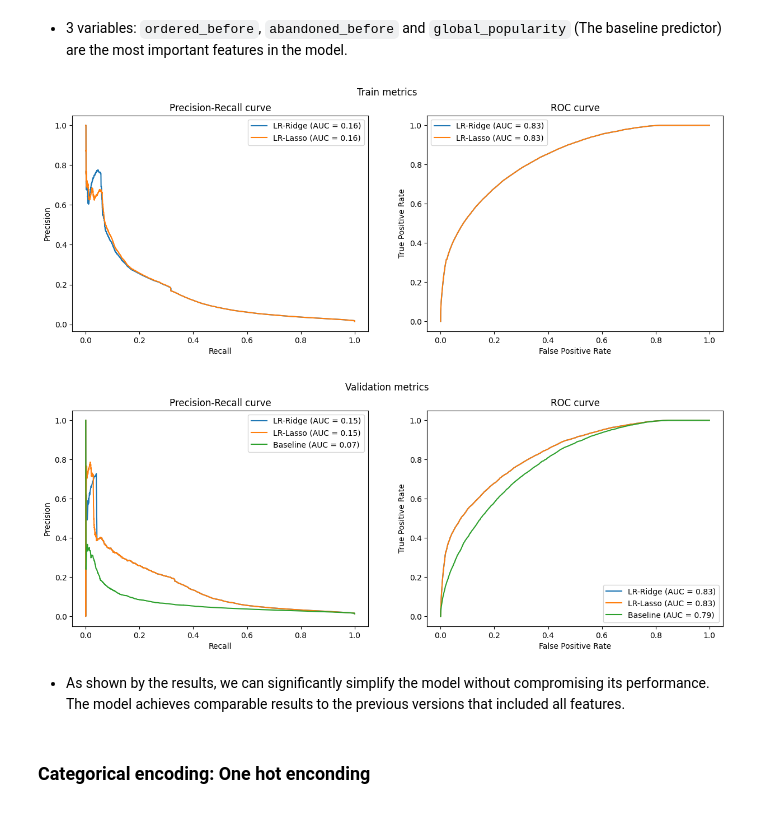
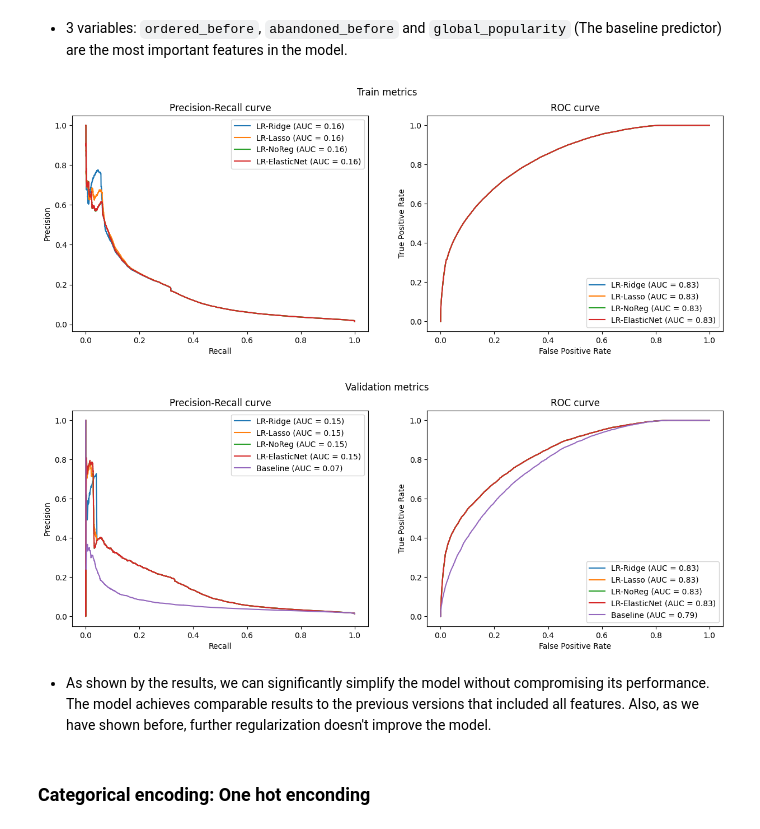
Before and after one commit to Alejandro-Andreo/zrive-ds, a Jupyter notebook: src/module_3/groceries_model.ipynb, the cells around one changed output. Saved outputs shown, nothing was run; the diff lists cells and outputs as text; code cells hidden in the pictures.

```diff
--- a/src/module_3/groceries_model.ipynb
+++ b/src/module_3/groceries_model.ipynb
@@ -149,7 +147,10 @@ Test since: 2021-02-22
 Test until: 2021-03-03
 # %%
 train_df = df_selected[df_selected.order_date <= train_val_cutoff]
-val_df = df_selected[(df_selected.order_date > train_val_cutoff) & (df_selected.order_date <= val_test_cutoff)]
+val_df = df_selected[
+    (df_selected.order_date > train_val_cutoff)
+    & (df_selected.order_date <= val_test_cutoff)
+]
 test_df = df_selected[df_selected.order_date > val_test_cutoff]
 # %%
 display(train_df.outcome.value_counts(normalize=True))
@@ -206,8 +211,12 @@ plot_metrics("Popularity baseline", y_pred=val_df["global_popularity"], y_test=v
 # %% [markdown]
 We will be following a increasing complexity approach, so we will start with a simple model and then we will try to improve it and compare the results with the others models.
 # %%
-def feature_label_split(df: pd.DataFrame, target: str) -> Tuple[pd.DataFrame, pd.Series]:
+def feature_label_split(
+    df: pd.DataFrame, target: str
+) -> Tuple[pd.DataFrame, pd.Series]:
     return df.drop(columns=[target]), df[target]
+
+
 X_train, y_train = feature_label_split(train_df, target)
 X_val, y_val = feature_label_split(val_df, target)
 X_test, y_test = feature_label_split(test_df, target)
@@ -222,14 +231,13 @@ fig1.suptitle("Train metrics")
 fig2, ax2 = plt.subplots(1, 2, figsize=(15, 5))
 fig2.suptitle("Validation metrics")
 lr = Pipeline(
-    steps=[
-        ("scaler", StandardScaler()),
-        ("classifier", LogisticRegression())
-    ]
+    steps=[("scaler", StandardScaler()), ("classifier", LogisticRegression())]
 )
 lr.fit(X_train[train_cols], y_train)
 train_proba = lr.predict_proba(X_train[train_cols])[:, 1]
-plot_metrics("Logistic Regression", y_pred=train_proba, y_test=y_train, figure=(fig1, ax1))
+plot_metrics(
+    "Logistic Regression", y_pred=train_proba, y_test=y_train, figure=(fig1, ax1)
+)
 val_proba = lr.predict_proba(X_val[train_cols])[:, 1]
 plot_metrics("Logistic Regression", val_proba, y_val, figure=(fig2, ax2))
 # %% [output]
@@ -340,42 +386,61 @@ important_cols = ["ordered_before", "abandoned_before", "global_popularity"]
 # %%
 fig1, ax1 = plt.subplots(1, 2, figsize=(15, 5))
 fig1.suptitle("Train metrics")
 
 fig2, ax2 = plt.subplots(1, 2, figsize=(15, 5))
 fig2.suptitle("Validation metrics")
 
 
 lrs = [
     Pipeline(
         steps=[
             ("scaler", StandardScaler()),
-            ("classifier", LogisticRegression(penalty="l2", C=1e-6))
+            ("classifier", LogisticRegression(penalty="l2", C=1e-6)),
         ]
     ),
     Pipeline(
         steps=[
             ("scaler", StandardScaler()),
-            ("classifier", LogisticRegression(penalty="l1", C=1e-4, solver="saga"))
+            ("classifier", LogisticRegression(penalty="l1", C=1e-4, solver="saga")),
         ]
-    )
+    ),
+    Pipeline(
+        steps=[
+            ("scaler", StandardScaler()),
+            ("classifier", LogisticRegression(penalty=None)),
+        ]
+    ),
+    Pipeline(
+        steps=[
+            ("scaler", StandardScaler()),
+            (
+                "classifier",
+                LogisticRegression(penalty="elasticnet", solver="saga", l1_ratio=0.5),
+            ),
+        ]
+    ),
 ]
-names = ["LR-Ridge", "LR-Lasso"]
-for name, lr in zip(names,lrs):
+names = ["LR-Ridge", "LR-Lasso", "LR-NoReg", "LR-ElasticNet"]
+for name, lr in zip(names, lrs):
     lr.fit(X_train[important_cols], y_train)
     train_proba = lr.predict_proba(X_train[important_cols])[:, 1]
     plot_metrics(f"{name}", y_pred=train_proba, y_test=y_train, figure=(fig1, ax1))
 
     val_proba = lr.predict_proba(X_val[important_cols])[:, 1]
     plot_metrics(f"{name}", val_proba, y_val, figure=(fig2, ax2))
 
 
-
-plot_metrics(f"Baseline", y_pred=val_df["global_popularity"], y_test=val_df[target], figure=(fig2, ax2))
+plot_metrics(
+    f"Baseline",
+    y_pred=val_df["global_popularity"],
+    y_test=val_df[target],
+    figure=(fig2, ax2),
+)
 # %% [output]
-[figure, old version]
+[figure, new version]
-[figure, old version]
+[figure, new version]
 # %% [markdown]
-- As shown by the results, we can significantly simplify the model without compromising its performance. The model achieves comparable results to the previous versions that included all features.
+- As shown by the results, we can significantly simplify the model without compromising its performance. The model achieves comparable results to the previous versions that included all features. Also, as we have shown before, further regularization doesn't improve the model.
 # %% [markdown]
 ### Categorical encoding: One hot enconding
 # %%
```
Also changed, not shown: parts of 14 cells of this notebook, 5 other files.
